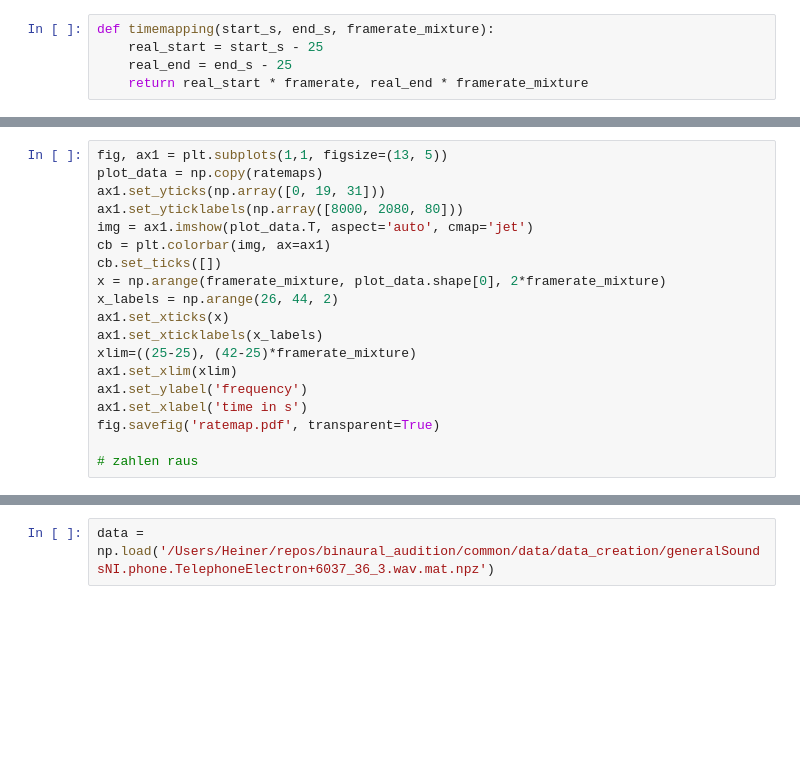
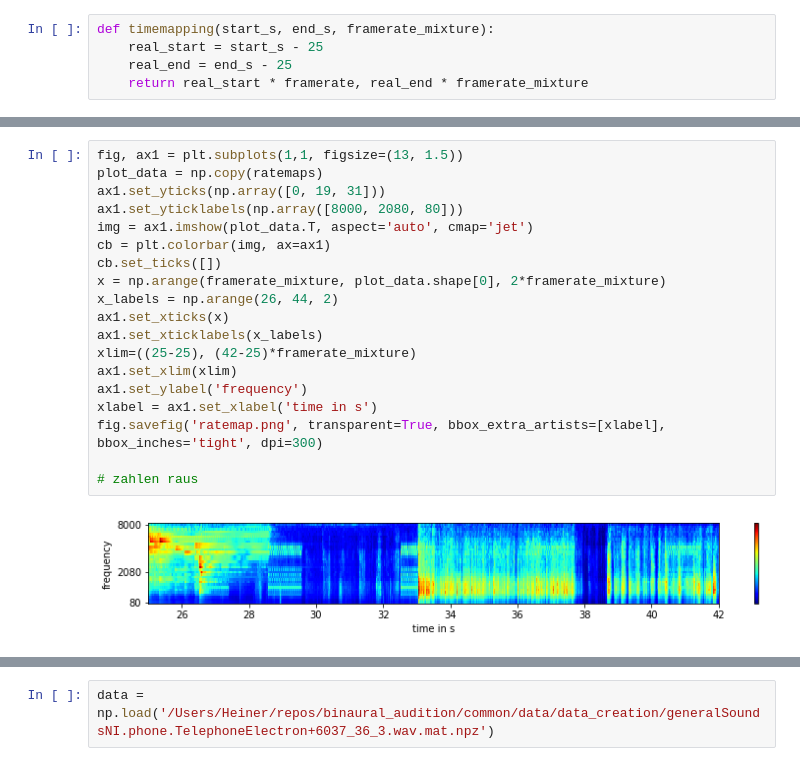
Before and after one commit to nigroup/binaural_audition, a Jupyter notebook: common/data/data_creation/Moritz_Talk.ipynb, the cells around one changed output, grey strips where cells are left out. Saved outputs shown, nothing was run; the diff lists cells and outputs as text; blank space fills up the shorter version.

```diff
--- a/common/data/data_creation/Moritz_Talk.ipynb
+++ b/common/data/data_creation/Moritz_Talk.ipynb
@@ -294,20 +332,22 @@ matched_data.shape[0]
 # %%
-fig, ax1 = plt.subplots(1,1, figsize=(13, 5))
+fig, ax1 = plt.subplots(1,1, figsize=(13, 1.5))
 plot_data = np.copy(ratemaps)
 ax1.set_yticks(np.array([0, 19, 31]))
 ax1.set_yticklabels(np.array([8000, 2080, 80]))
 img = ax1.imshow(plot_data.T, aspect='auto', cmap='jet')
 cb = plt.colorbar(img, ax=ax1)
 cb.set_ticks([])
 x = np.arange(framerate_mixture, plot_data.shape[0], 2*framerate_mixture)
 x_labels = np.arange(26, 44, 2)
 ax1.set_xticks(x)
 ax1.set_xticklabels(x_labels)
 xlim=((25-25), (42-25)*framerate_mixture)
 ax1.set_xlim(xlim)
 ax1.set_ylabel('frequency')
-ax1.set_xlabel('time in s')
-fig.savefig('ratemap.pdf', transparent=True)
+xlabel = ax1.set_xlabel('time in s')
+fig.savefig('ratemap.png', transparent=True, bbox_extra_artists=[xlabel], bbox_inches='tight', dpi=300)
 
 # zahlen raus
+# %% [output]
+[figure, added]
 # %%
```
Also changed, not shown: parts of 24 cells of this notebook, 37 other files.
